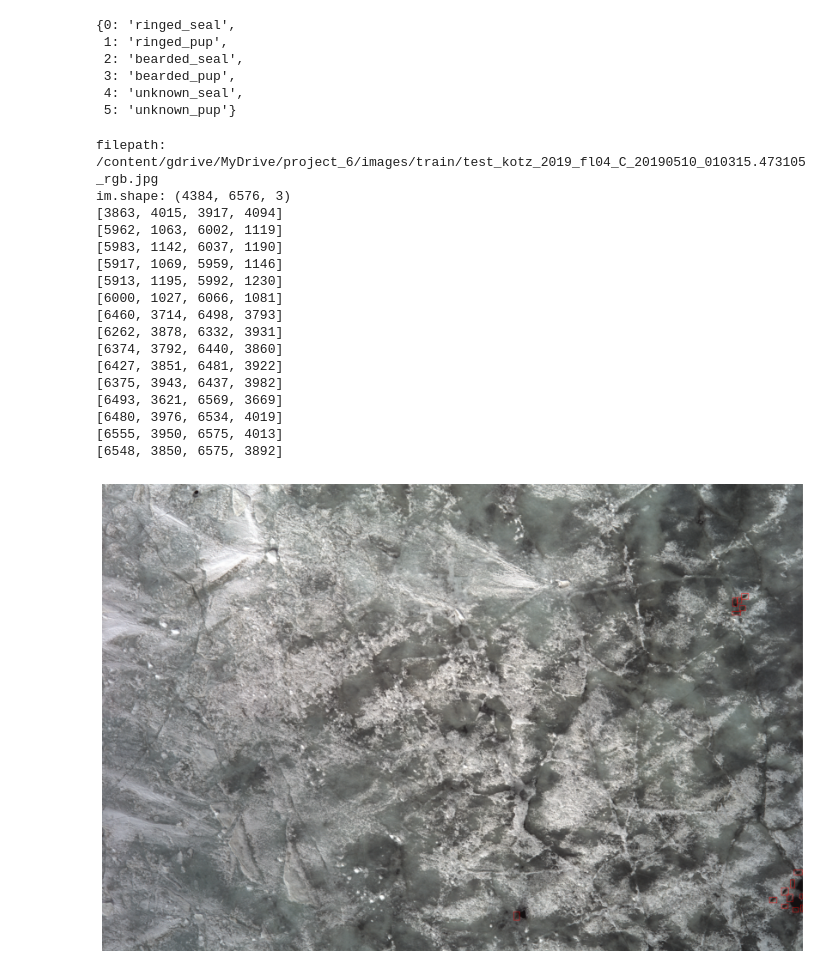
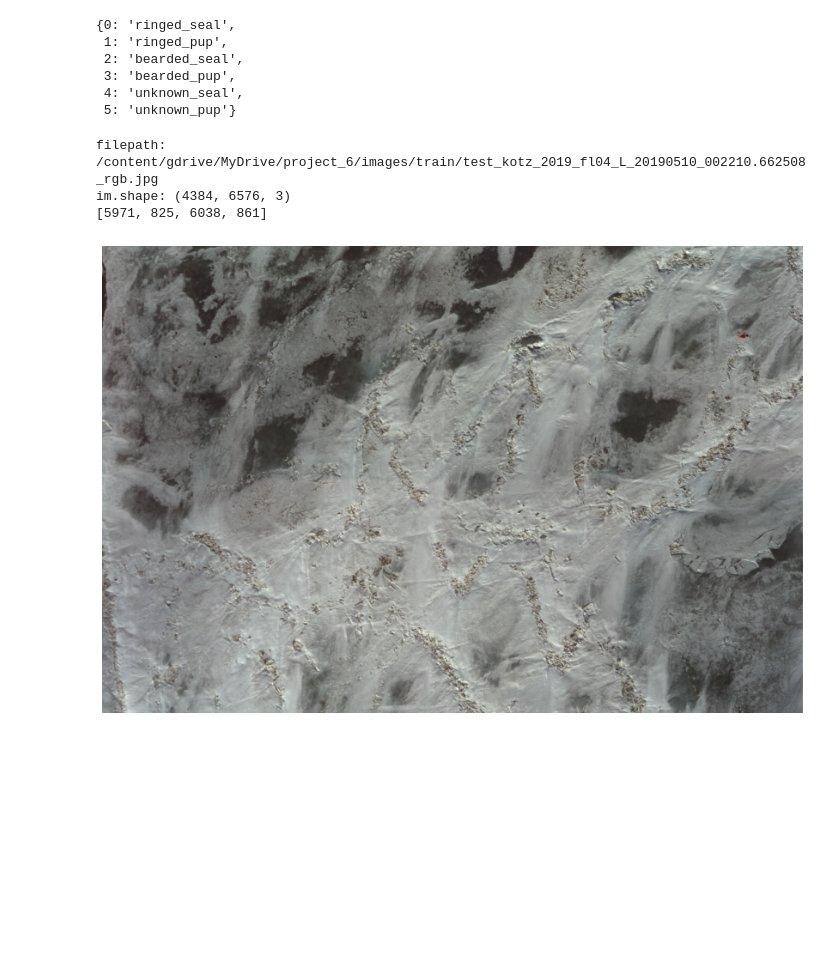
Before and after one commit to CodyCan/Detecting-and-Classifying-Ice-Seals, a Jupyter notebook: code/04_Model_Evaluation.ipynb, the cells around one changed output. Saved outputs shown, nothing was run; the diff lists cells and outputs as text; code cells hidden in the pictures; blank space fills up the shorter version.

```diff
--- a/code/04_Model_Evaluation.ipynb
+++ b/code/04_Model_Evaluation.ipynb
@@ -219,2 +220,5 @@ Result:
 # %% [markdown]
 ## Step 5. Prediction
+# %%
+inference_model = '/content/gdrive/MyDrive/project_6/keras-retinanet/snapshots/resnet50_csv_68_inference.h5'
+model = models.load_model(inference_model)
@@ -291,24 +297,10 @@ def show_image_with_predictions(df, threshold=0.6):
   return score, label
 plt.rcParams["figure.figsize"] = [20, 10]
 # %%
-score, label = show_image_with_predictions(train_data, threshold=1e-3)
+score, label = show_image_with_predictions(train_data, threshold=0.6)
 # %% [output]
-filepath: /content/gdrive/MyDrive/project_6/images/train/test_kotz_2019_fl04_C_20190510_010315.473105_rgb.jpg
+filepath: /content/gdrive/MyDrive/project_6/images/train/test_kotz_2019_fl04_L_20190510_002210.662508_rgb.jpg
 im.shape: (4384, 6576, 3)
-[3863, 4015, 3917, 4094]
-[5962, 1063, 6002, 1119]
-[5983, 1142, 6037, 1190]
-[5917, 1069, 5959, 1146]
-[5913, 1195, 5992, 1230]
-[6000, 1027, 6066, 1081]
-[6460, 3714, 6498, 3793]
-[6262, 3878, 6332, 3931]
-[6374, 3792, 6440, 3860]
-[6427, 3851, 6481, 3922]
-[6375, 3943, 6437, 3982]
-[6493, 3621, 6569, 3669]
-[6480, 3976, 6534, 4019]
-[6555, 3950, 6575, 4013]
-[6548, 3850, 6575, 3892]
+[5971, 825, 6038, 861]
-[figure, old version]
+[figure, new version]
 # %%
```
Also changed, not shown: parts of 20 cells of this notebook, 15 other files.
